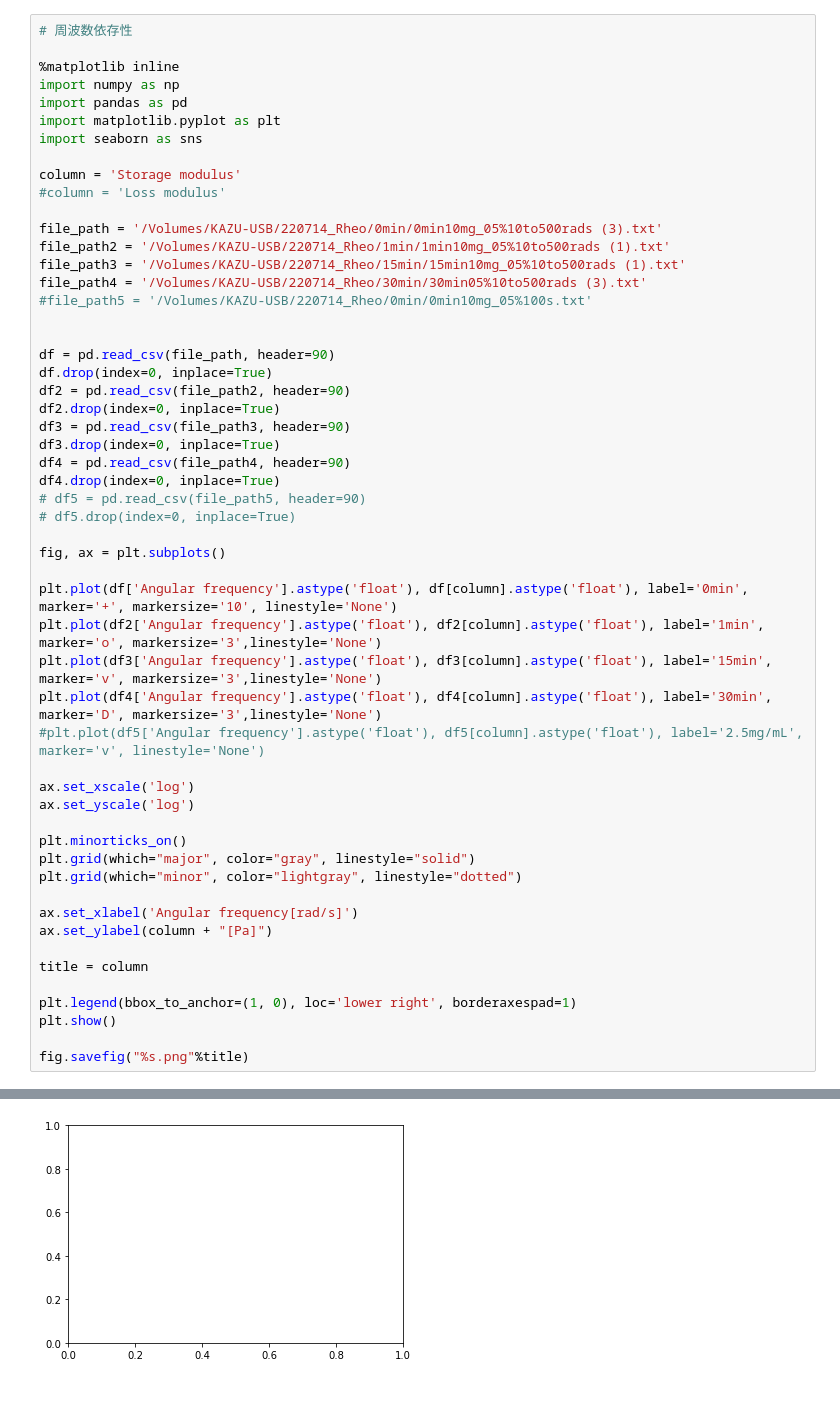
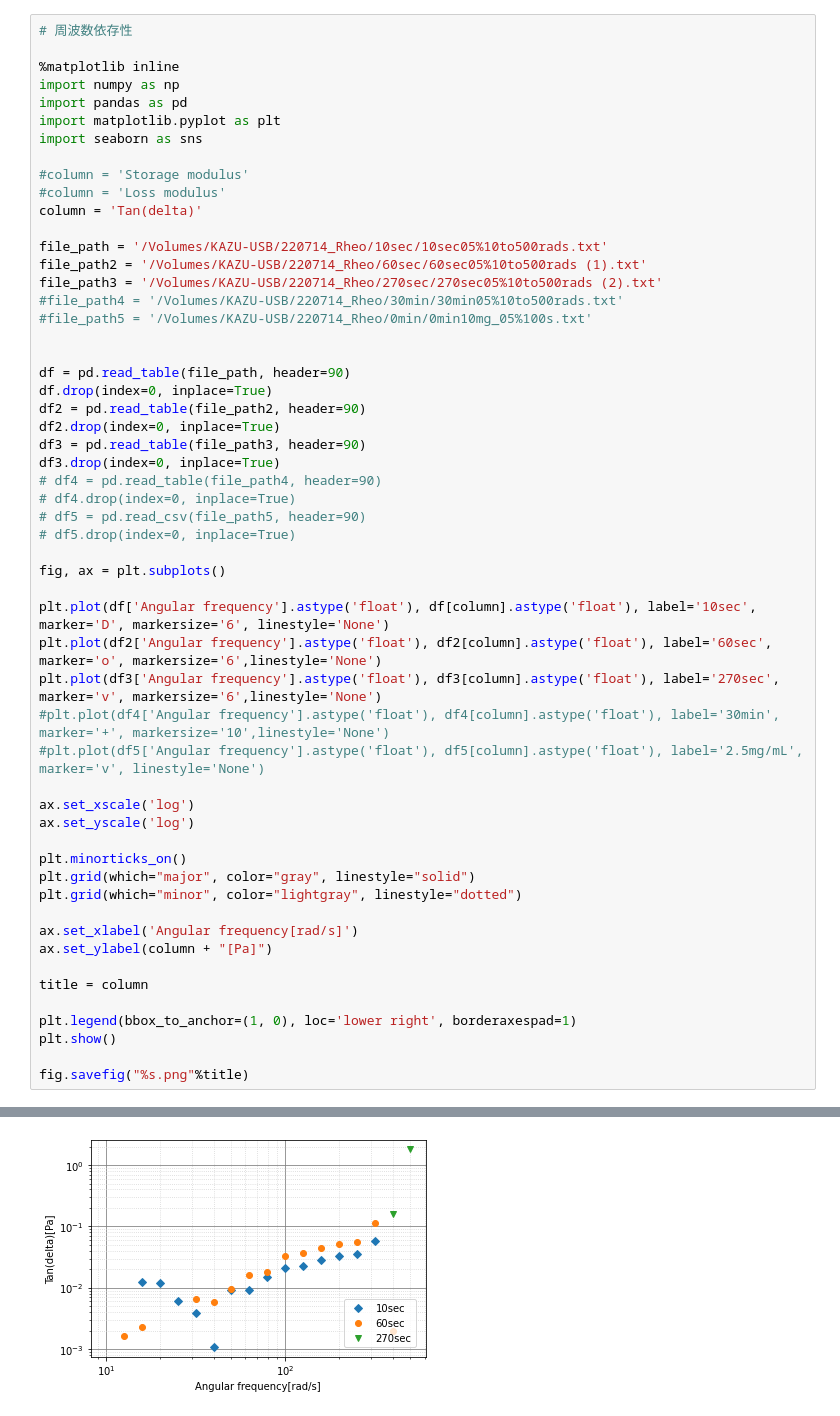
Before and after one commit to komainu99/dynamic-mechanical-analysis, a Jupyter notebook: frequency_dependence_measurement.ipynb, the cells around one changed output, grey strips where cells are left out. Saved outputs shown, nothing was run; the diff lists cells and outputs as text.

```diff
--- a/frequency_dependence_measurement.ipynb
+++ b/frequency_dependence_measurement.ipynb
@@ -7,33 +7,34 @@ import pandas as pd
 import matplotlib.pyplot as plt
 import seaborn as sns
 
-column = 'Storage modulus'
+#column = 'Storage modulus'
 #column = 'Loss modulus'
+column = 'Tan(delta)'
 
-file_path = '/Volumes/KAZU-USB/220714_Rheo/0min/0min10mg_05%10to500rads (3).txt'
-file_path2 = '/Volumes/KAZU-USB/220714_Rheo/1min/1min10mg_05%10to500rads (1).txt'
-file_path3 = '/Volumes/KAZU-USB/220714_Rheo/15min/15min10mg_05%10to500rads (1).txt'
-file_path4 = '/Volumes/KAZU-USB/220714_Rheo/30min/30min05%10to500rads (3).txt'
+file_path = '/Volumes/KAZU-USB/220714_Rheo/10sec/10sec05%10to500rads.txt'
+file_path2 = '/Volumes/KAZU-USB/220714_Rheo/60sec/60sec05%10to500rads (1).txt'
+file_path3 = '/Volumes/KAZU-USB/220714_Rheo/270sec/270sec05%10to500rads (2).txt'
+#file_path4 = '/Volumes/KAZU-USB/220714_Rheo/30min/30min05%10to500rads.txt'
 #file_path5 = '/Volumes/KAZU-USB/220714_Rheo/0min/0min10mg_05%100s.txt'
 
 
-df = pd.read_csv(file_path, header=90)
+df = pd.read_table(file_path, header=90)
 df.drop(index=0, inplace=True)
-df2 = pd.read_csv(file_path2, header=90)
+df2 = pd.read_table(file_path2, header=90)
 df2.drop(index=0, inplace=True)
-df3 = pd.read_csv(file_path3, header=90)
+df3 = pd.read_table(file_path3, header=90)
 df3.drop(index=0, inplace=True)
-df4 = pd.read_csv(file_path4, header=90)
-df4.drop(index=0, inplace=True)
+# df4 = pd.read_table(file_path4, header=90)
+# df4.drop(index=0, inplace=True)
 # df5 = pd.read_csv(file_path5, header=90)
 # df5.drop(index=0, inplace=True)
 
 fig, ax = plt.subplots()
 
-plt.plot(df['Angular frequency'].astype('float'), df[column].astype('float'), label='0min', marker='+', markersize='10', linestyle='None')
-plt.plot(df2['Angular frequency'].astype('float'), df2[column].astype('float'), label='1min', marker='o', markersize='3',linestyle='None')
-plt.plot(df3['Angular frequency'].astype('float'), df3[column].astype('float'), label='15min', marker='v', markersize='3',linestyle='None')
-plt.plot(df4['Angular frequency'].astype('float'), df4[column].astype('float'), label='30min', marker='D', markersize='3',linestyle='None')
+plt.plot(df['Angular frequency'].astype('float'), df[column].astype('float'), label='10sec', marker='D', markersize='6', linestyle='None')
+plt.plot(df2['Angular frequency'].astype('float'), df2[column].astype('float'), label='60sec', marker='o', markersize='6',linestyle='None')
+plt.plot(df3['Angular frequency'].astype('float'), df3[column].astype('float'), label='270sec', marker='v', markersize='6',linestyle='None')
+#plt.plot(df4['Angular frequency'].astype('float'), df4[column].astype('float'), label='30min', marker='+', markersize='10',linestyle='None')
 #plt.plot(df5['Angular frequency'].astype('float'), df5[column].astype('float'), label='2.5mg/mL', marker='v', linestyle='None')
 
 ax.set_xscale('log')
@@ -57 +57 @@ KeyError: 'Angular frequency'
-[figure, old version]
+[figure, new version]
```
Also changed, not shown: parts of 1 cell of this notebook, 12 other files.
